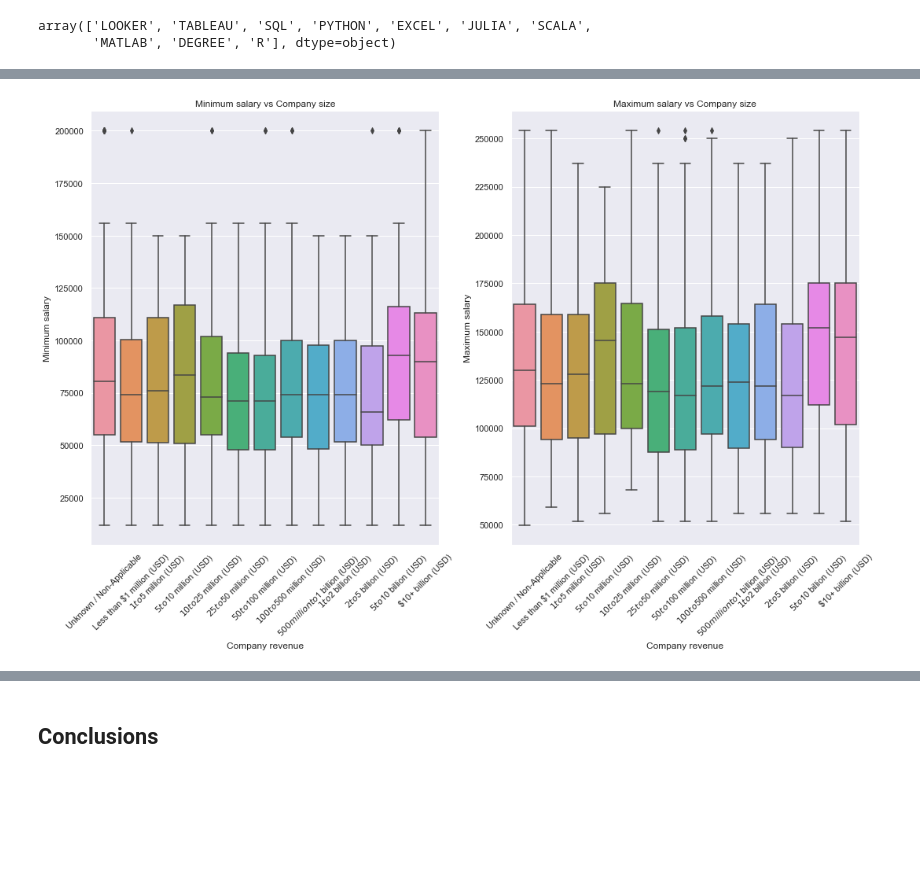
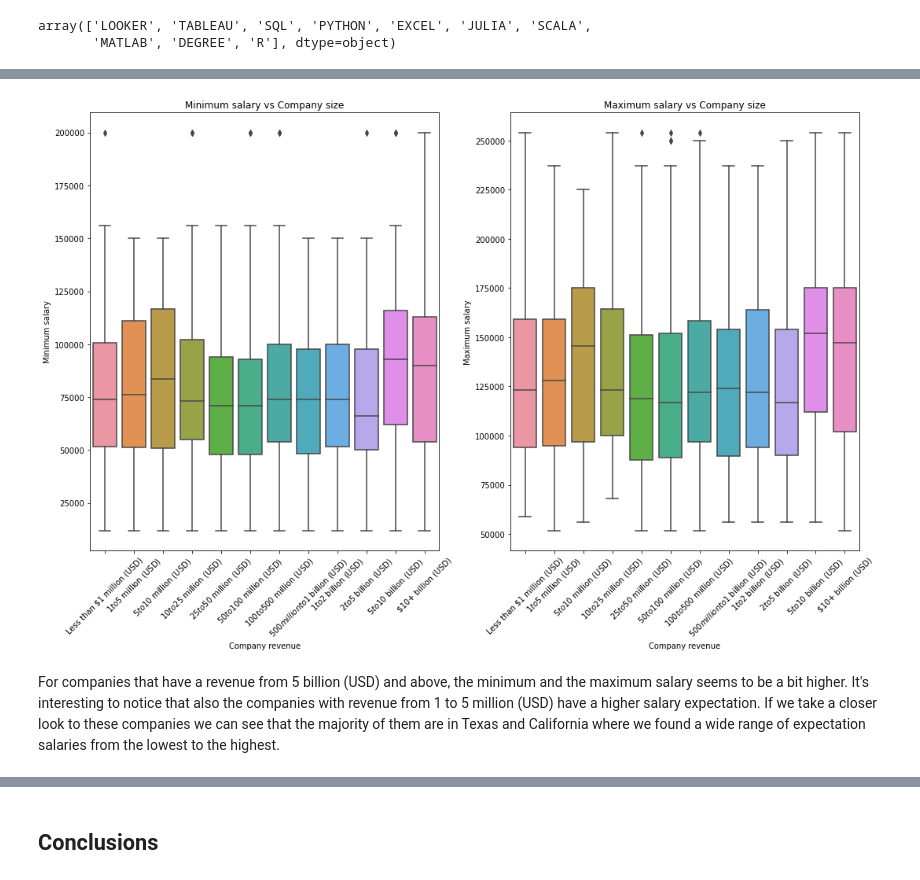
Before and after one commit to mariangelabonghi/DataAnalysis, a Jupyter notebook: DataScientistJob/DataScientistJobs.ipynb, the cells around one changed output, grey strips where cells are left out. Cells and saved outputs as stored; diff of their text form; code cells hidden in the pictures; blank space fills up the shorter version.

```diff
--- a/DataScientistJob/DataScientistJobs.ipynb
+++ b/DataScientistJob/DataScientistJobs.ipynb
@@ -479,25 +562,26 @@ plt.show()
 # %%
-x_axis_values=['Unknown / Non-Applicable','Less than $1 million (USD)','$1 to $5 million (USD)',
+df_revenue = df_copy[df_copy['revenue']!='Unknown / Non-Applicable']
+x_axis_values=['Less than $1 million (USD)','$1 to $5 million (USD)',
             '$5 to $10 million (USD)','$10 to $25 million (USD)','$25 to $50 million (USD)',
             '$50 to $100 million (USD)','$100 to $500 million (USD)','$500 million to $1 billion (USD)',
             '$1 to $2 billion (USD)','$2 to $5 billion (USD)','$5 to $10 billion (USD)','$10+ billion (USD)']
-
 f, ax = plt.subplots(1, 2, figsize=(15, 10), sharex=True)
 
-g=sns.boxplot(x="revenue", y="salary_min", data=df_copy, order=x_axis_values,ax=ax[0])
+g=sns.boxplot(x="revenue", y="salary_min", data=df_revenue, order=x_axis_values,ax=ax[0])
 g.set_title('Minimum salary vs Company size')
 g.set_xlabel('Company revenue')
 g.set_ylabel('Minimum salary')
 g.set_xticklabels(g.get_xticklabels(),rotation=45)
 
-
-g=sns.boxplot(x="revenue", y="salary_max", data=df_copy, order=x_axis_values,ax=ax[1])
+g=sns.boxplot(x="revenue", y="salary_max", data=df_revenue, order=x_axis_values,ax=ax[1])
 g.set_title('Maximum salary vs Company size')
 g.set_xlabel('Company revenue')
 g.set_ylabel('Maximum salary')
 g.set_xticklabels(g.get_xticklabels(),rotation=45)
 
 plt.tight_layout()
 plt.show()
 # %% [output]
-[figure, old version]
+[figure, new version]
+# %% [markdown]
+For companies that have a revenue from 5 billion (USD) and above, the minimum and the maximum salary seems to be a bit higher. It's interesting to notice that also the companies with revenue from 1 to 5 million (USD) have a higher salary expectation. If we take a closer look to these companies we can see that the majority of them are in Texas and California where we found a wide range of expectation salaries from the lowest to the highest.
```
Also changed, not shown: parts of 58 cells of this notebook.
